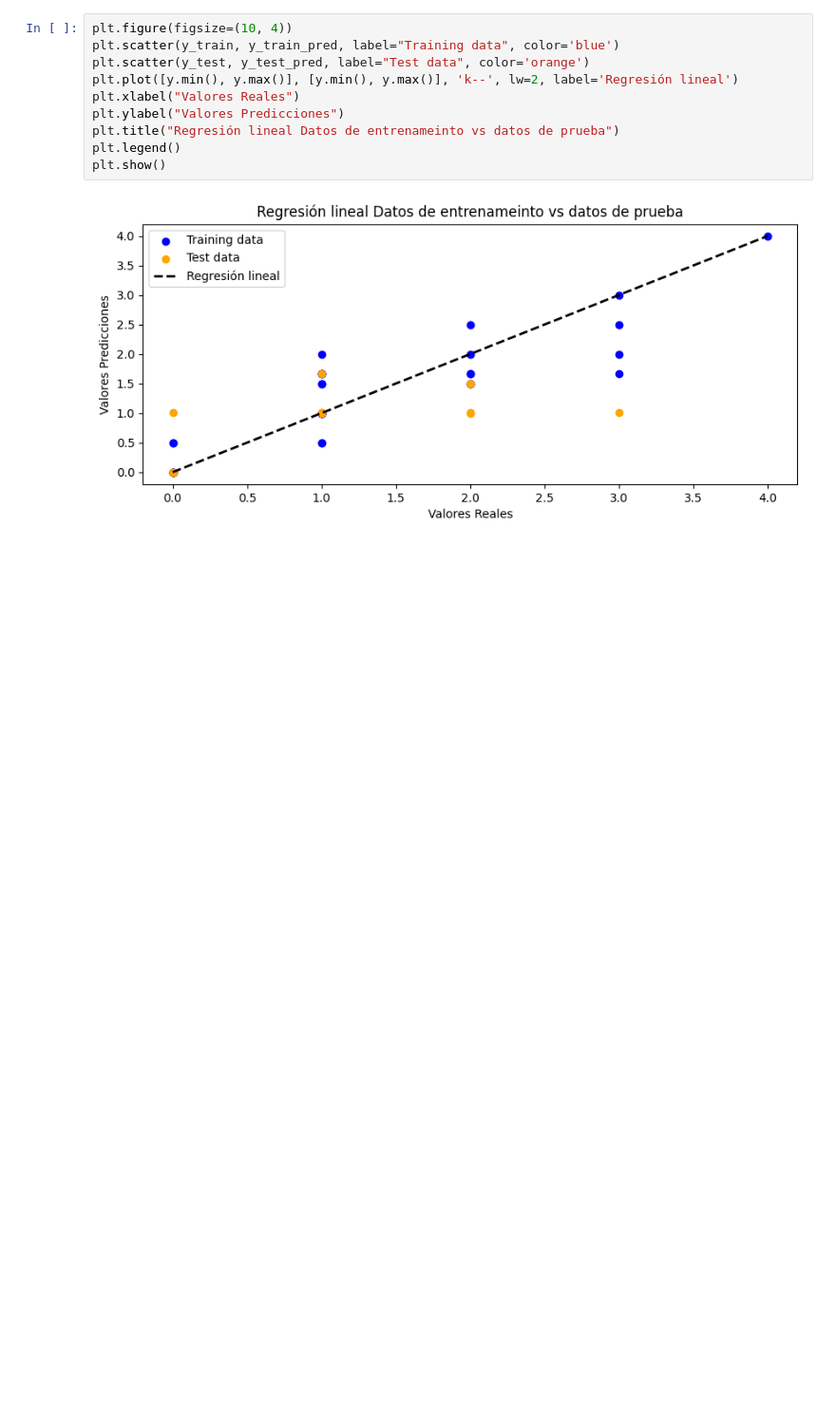
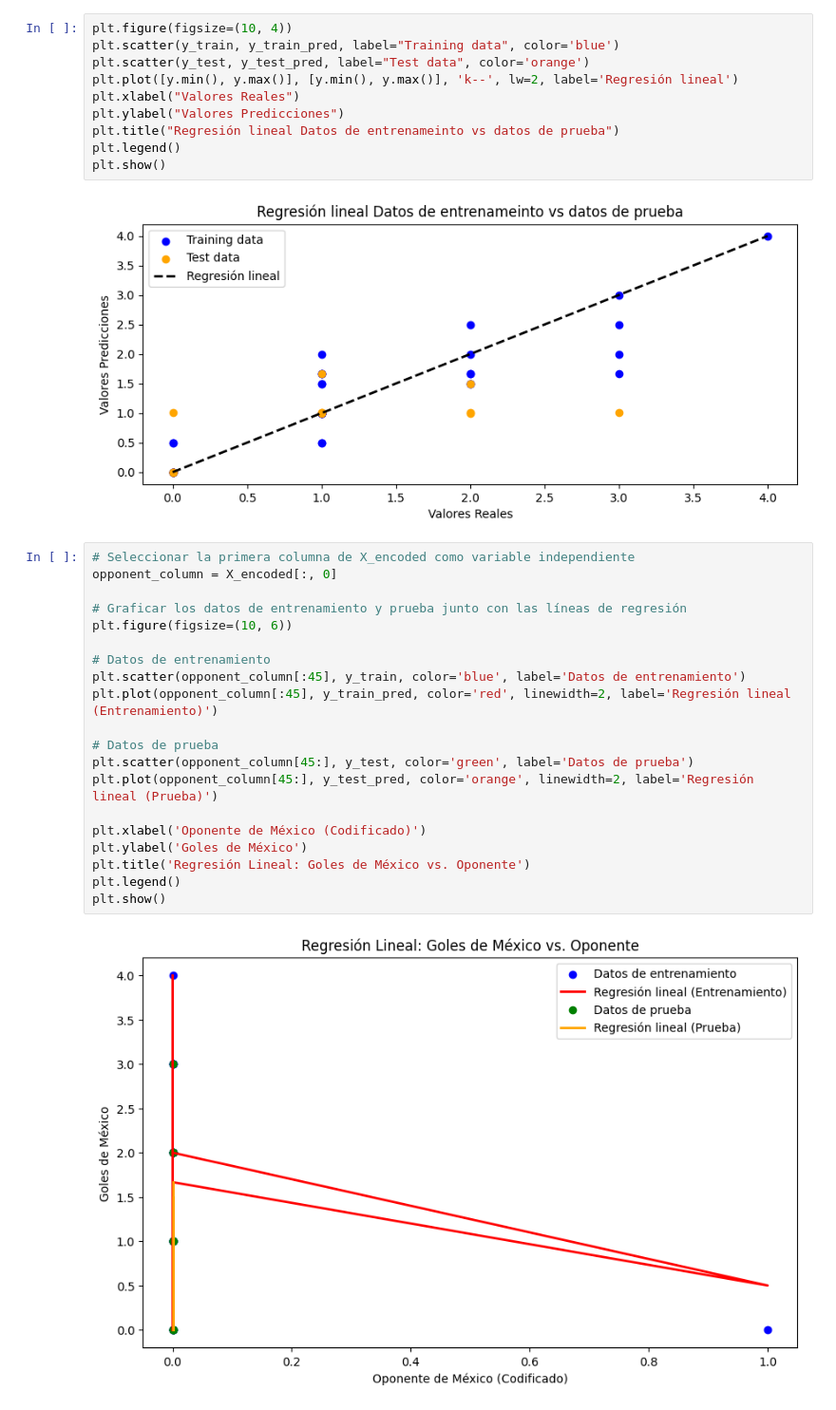
Before and after one commit to Moni-Ib/proyecto_data_analytics, a Jupyter notebook: proyecto_data_analytics/notebooks/proyecto.ipynb, the cells around one changed output. Shown at 95% size. Drawn from its saved outputs; the diff is of its cells as text; blank space fills up the shorter version.

```diff
--- a/proyecto_data_analytics/notebooks/proyecto.ipynb
+++ b/proyecto_data_analytics/notebooks/proyecto.ipynb
@@ -570,3 +578,25 @@ plt.legend()
 plt.show()
 # %% [output]
 [figure]
+# %%
+# Seleccionar la primera columna de X_encoded como variable independiente
+opponent_column = X_encoded[:, 0]
+
+# Graficar los datos de entrenamiento y prueba junto con las líneas de regresión
+plt.figure(figsize=(10, 6))
+
+# Datos de entrenamiento
+plt.scatter(opponent_column[:45], y_train, color='blue', label='Datos de entrenamiento')
+plt.plot(opponent_column[:45], y_train_pred, color='red', linewidth=2, label='Regresión lineal (Entrenamiento)')
+
+# Datos de prueba
+plt.scatter(opponent_column[45:], y_test, color='green', label='Datos de prueba')
+plt.plot(opponent_column[45:], y_test_pred, color='orange', linewidth=2, label='Regresión lineal (Prueba)')
+
+plt.xlabel('Oponente de México (Codificado)')
+plt.ylabel('Goles de México')
+plt.title('Regresión Lineal: Goles de México vs. Oponente')
+plt.legend()
+plt.show()
+# %% [output]
+[figure, added]
```
Also changed, not shown: parts of 9 cells of this notebook, 3 other files.
